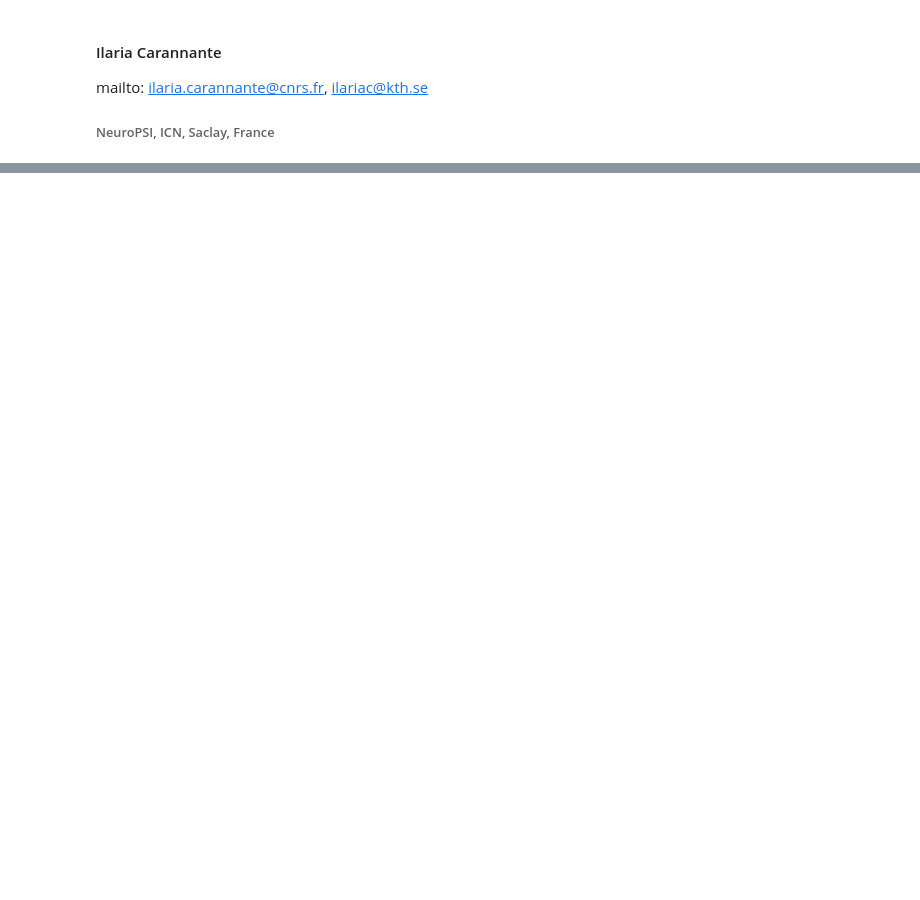
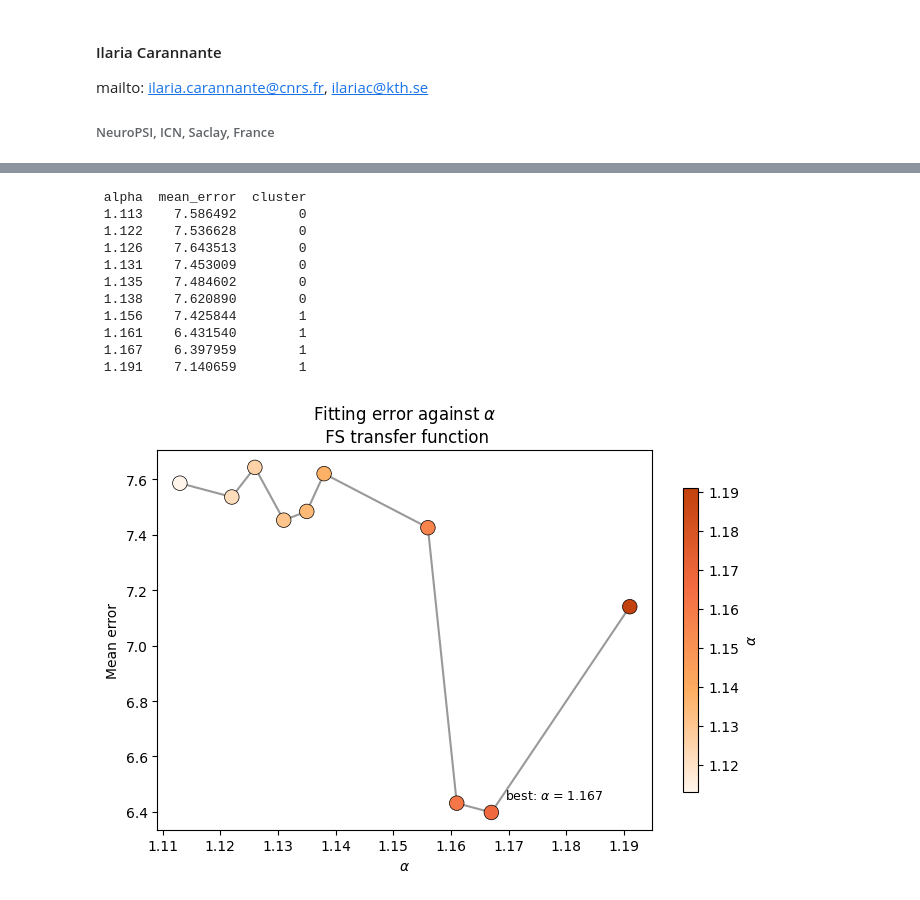
Before and after one commit to IlaCar/neuron-to-meanfield, a Jupyter notebook: transfer_function/analysis/Analysing_params_distribution_FS.ipynb, the cells around one changed output, grey strips where cells are left out. Saved outputs shown, nothing was run; the diff lists cells and outputs as text; code cells hidden in the pictures; blank space fills up the shorter version.

```diff
--- a/transfer_function/analysis/Analysing_params_distribution_FS.ipynb
+++ b/transfer_function/analysis/Analysing_params_distribution_FS.ipynb
@@ -303,0 +242,21 @@ save_figs(fig_path, fig_name, figs)
+# %%
+fig = plot_error_vs_alpha(neuron_model, alphas, errors)
+figs.append(fig)
+
+order = np.argsort(alphas)
+print(pd.DataFrame({'alpha': alphas[order],
+                    'mean_error': errors[order],
+                    'cluster': labels[order]}).to_string(index=False))
+# %% [output]
+ alpha  mean_error  cluster
+ 1.113    7.586492        0
+ 1.122    7.536628        0
+ 1.126    7.643513        0
+ 1.131    7.453009        0
+ 1.135    7.484602        0
+ 1.138    7.620890        0
+ 1.156    7.425844        1
+ 1.161    6.431540        1
+ 1.167    6.397959        1
+ 1.191    7.140659        1
+[figure, added]
```
Also changed, not shown: parts of 87 cells of this notebook, 3 other files.
